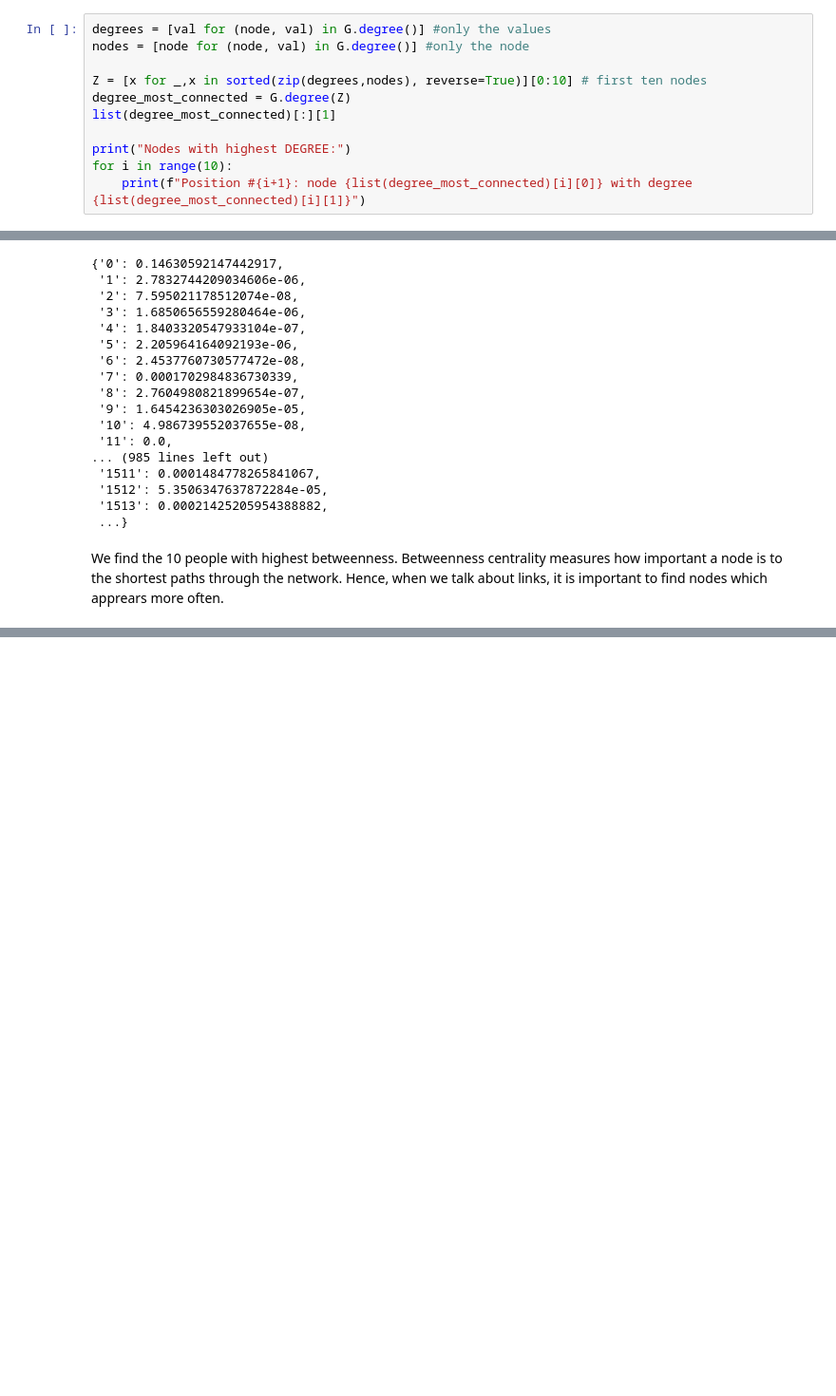
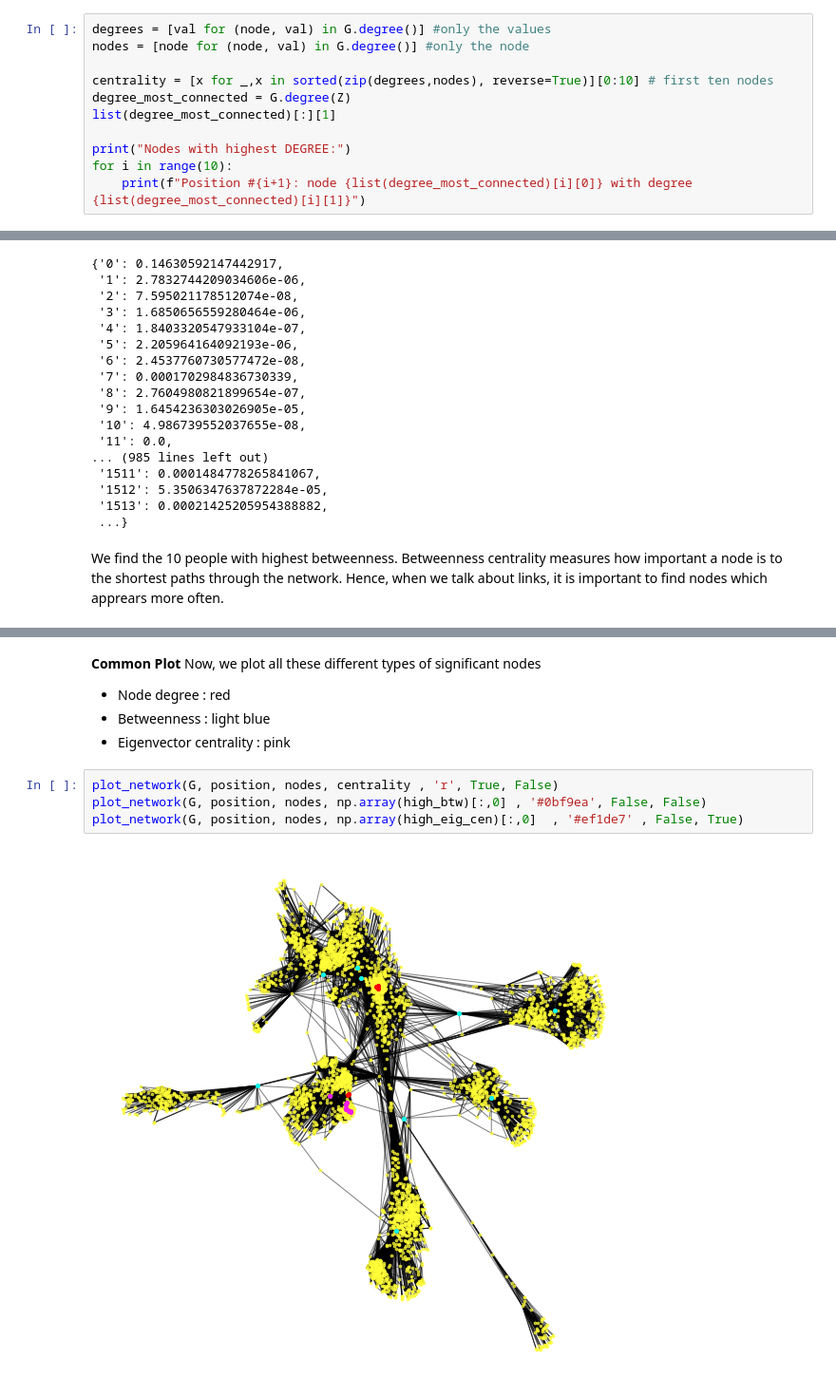
Before and after one commit to anitamezzetti/EPFL_Data_science_in_practice, a Jupyter notebook: Problem Set 3/ps3.ipynb, the cells around one changed output, grey strips where cells are left out. Shown at 95% size. Drawn from its saved outputs; the diff is of its cells as text; blank space fills up the shorter version.

```diff
--- a/Problem Set 3/ps3.ipynb
+++ b/Problem Set 3/ps3.ipynb
@@ -79,7 +86,7 @@ In our dataset, each node is a person. Then the degree of that person is the num
 degrees = [val for (node, val) in G.degree()] #only the values
 nodes = [node for (node, val) in G.degree()] #only the node
 
-Z = [x for _,x in sorted(zip(degrees,nodes), reverse=True)][0:10] # first ten nodes
+centrality = [x for _,x in sorted(zip(degrees,nodes), reverse=True)][0:10] # first ten nodes
 degree_most_connected = G.degree(Z)
 list(degree_most_connected)[:][1]
 
@@ -172,0 +210,13 @@ betweenness
+# %% [markdown]
+**Common Plot**
+Now, we plot all these different types of significant nodes
+
+- Node degree : red
+- Betweenness : light blue
+- Eigenvector centrality : pink
+# %%
+plot_network(G, position, nodes, centrality , 'r', True, False)
+plot_network(G, position, nodes, np.array(high_btw)[:,0] , '#0bf9ea', False, False)
+plot_network(G, position, nodes, np.array(high_eig_cen)[:,0]  , '#ef1de7' , False, True)
+# %% [output]
+[figure, added]
```
Also changed, not shown: parts of 13 cells of this notebook.
